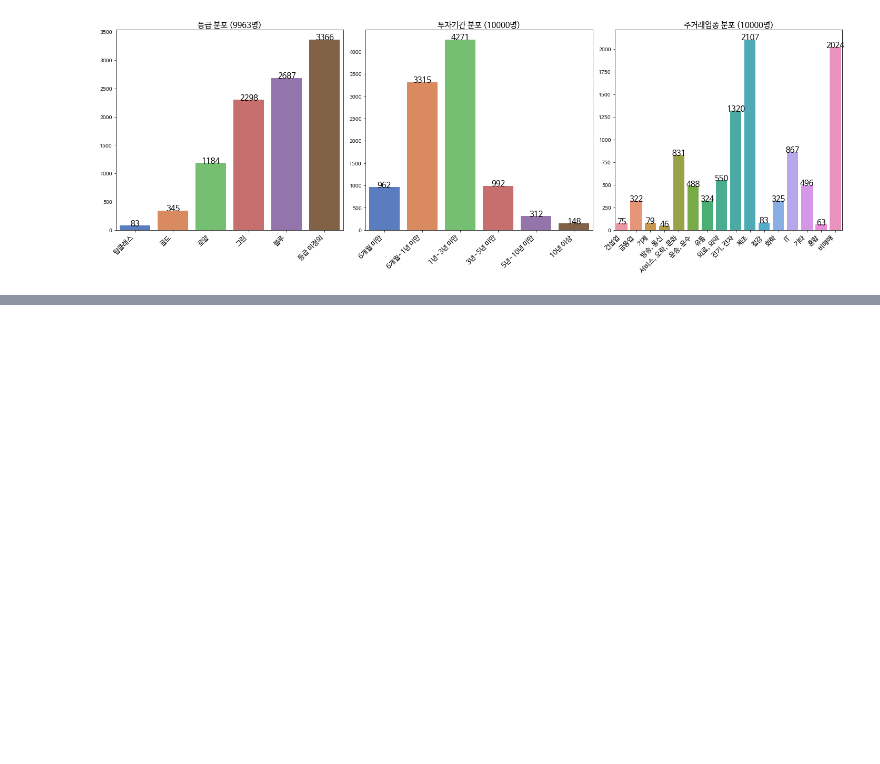
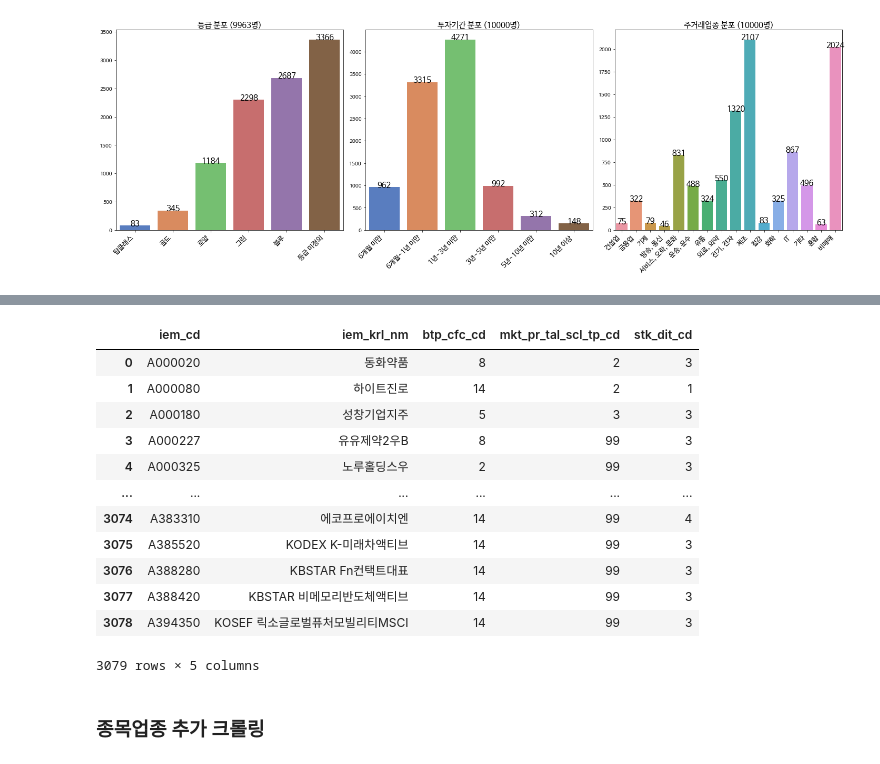
Before and after one commit to ElectionInfo/NH, a Jupyter notebook: 주식_보유기간_예측_EDA.ipynb, the cells around one changed output, grey strips where cells are left out. Saved outputs shown, nothing was run; the diff lists cells and outputs as text; code cells hidden in the pictures; blank space fills up the shorter version.

```diff
--- a/주식_보유기간_예측_EDA.ipynb
+++ b/주식_보유기간_예측_EDA.ipynb
@@ -353,0 +520,7 @@ np.isnan(customers['tco_cus_grd_cd']).sum()
+# %%
+codes = stock_info.loc[(stock_info['stk_dit_cd'] == 99) | (np.isnan(stock_info['stk_dit_cd']))]['iem_cd'].values
+manager = Manager()
+code_list = manager.list()
+market_list = manager.list()
+
+ret = parmap.map(get_market, codes, pm_pbar=True, pm_processes=5)
@@ -353,0 +540,24 @@ np.isnan(customers['tco_cus_grd_cd']).sum()
+# %%
+stk = stock_info.copy()
+stk = pd.merge(stk, df, how='outer', on='iem_cd')
+stk['stk_dit_cd'] = stk.apply(lambda x: int(x['market']) if x['stk_dit_cd'] == 99 else int(x['stk_dit_cd']), axis=1)
+stk = stk.drop(['market'], axis=1)
+stock_info = stk
+stock_info.to_csv(INPUT_PATH+'iem_info_crawling.csv', index=False)
+stock_info
+# %% [output]
+|  | iem_cd | iem_krl_nm | btp_cfc_cd | mkt_pr_tal_scl_tp_cd | stk_dit_cd |
+| 0 | A000020 | 동화약품 | 8 | 2 | 3 |
+| 1 | A000080 | 하이트진로 | 14 | 2 | 1 |
+| 2 | A000180 | 성창기업지주 | 5 | 3 | 3 |
+| 3 | A000227 | 유유제약2우B | 8 | 99 | 3 |
+| 4 | A000325 | 노루홀딩스우 | 2 | 99 | 3 |
+| ... | ... | ... | ... | ... | ... |
+| 3074 | A383310 | 에코프로에이치엔 | 14 | 99 | 4 |
+| 3075 | A385520 | KODEX K-미래차액티브 | 14 | 99 | 3 |
+| 3076 | A388280 | KBSTAR Fn컨택트대표 | 14 | 99 | 3 |
+| 3077 | A388420 | KBSTAR 비메모리반도체액티브 | 14 | 99 | 3 |
+| 3078 | A394350 | KOSEF 릭소글로벌퓨처모빌리티MSCI | 14 | 99 | 3 |
+3079 rows × 5 columns
+# %% [markdown]
+### 종목업종 추가 크롤링
```
Also changed, not shown: parts of 34 cells of this notebook.
